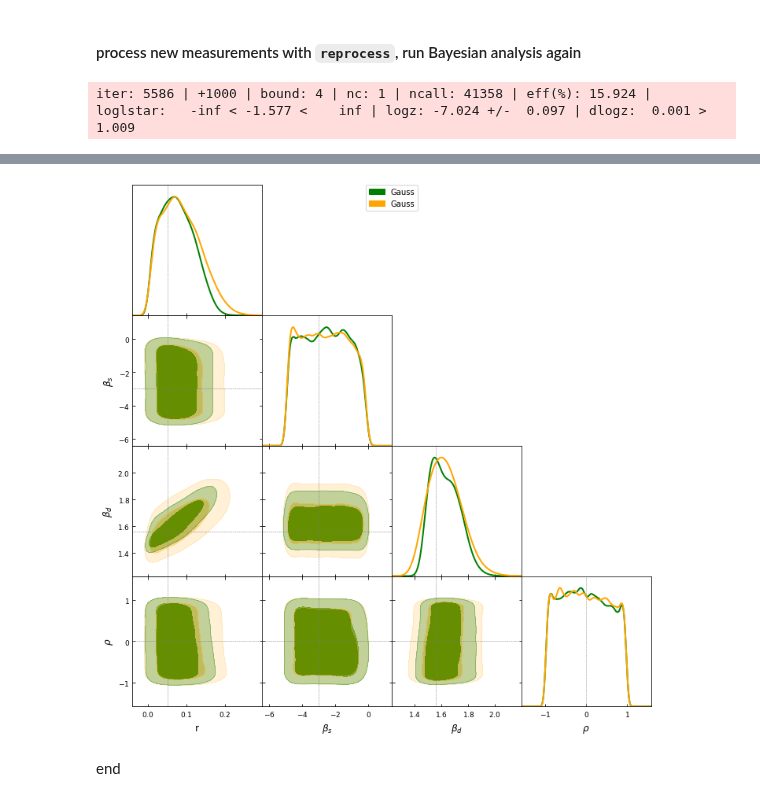
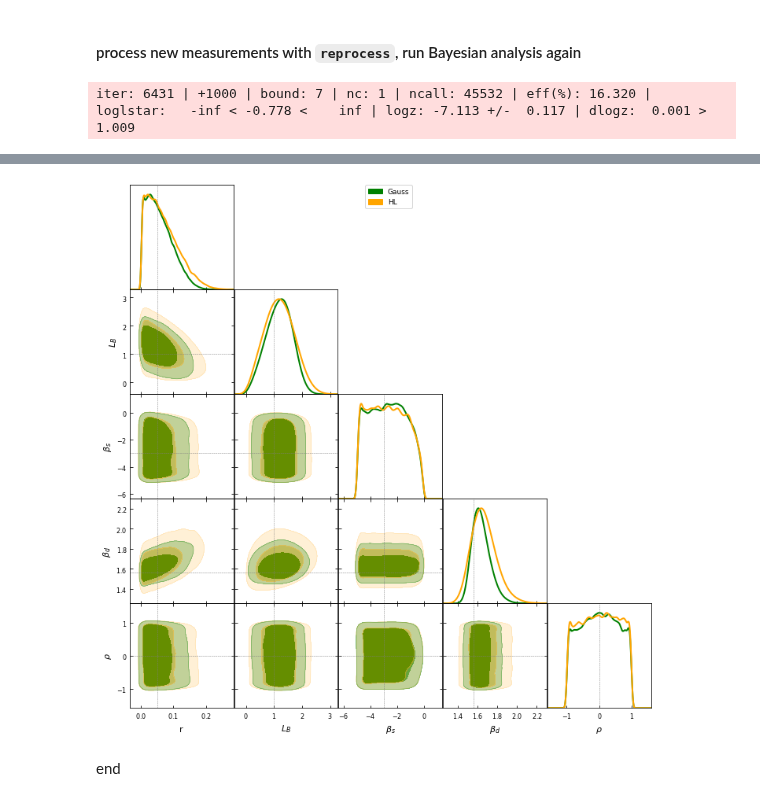
Before and after one commit to gioacchinowang/afra, a Jupyter notebook: tutorials/tutorial10.ipynb, the cells around one changed output, grey strips where cells are left out. Saved outputs shown, nothing was run; the diff lists cells and outputs as text; code cells hidden in the pictures.

```diff
--- a/tutorials/tutorial10.ipynb
+++ b/tutorials/tutorial10.ipynb
@@ -94,8 +94,8 @@ Wall time: 4min 23s
 # %% [markdown]
 #### run `analyse` to apply Bayesian sampler
 # %%
-names = [r'r',r'$\beta_s$',r'$\beta_d$',r'$\rho$']
-truths = [0.05,-3.,1.56,0.]
+names = [r'r',r'$L_B$',r'$\beta_s$',r'$\beta_d$',r'$\rho$']
+truths = [0.05,1.,-3.,1.56,0.]
 KWARGS = {'nlive':1000}
 pipeline.param_range = {'r':[0,0.5]}
 
@@ -126,7 +126,7 @@ Removed no burn in
 # %%
 %%time
 # re-run the analysis many times
-rerun = 10
+rerun = 20
 
 samples_g, weights_g = result1.samples, np.exp(result1.logwt - result1.logz[-1])
 samples_h, weights_h = result2.samples, np.exp(result2.logwt - result2.logz[-1])
@@ -159,7 +159,7 @@ for i in range(rerun):
     weights_h = np.r_[weights_h,_weights]
 
 samples1 = MCSamples(samples=samples_g,weights=weights_g,names=names,label='Gauss')
-samples2 = MCSamples(samples=samples_h,weights=weights_h,names=names,label='Gauss')
+samples2 = MCSamples(samples=samples_h,weights=weights_h,names=names,label='HL')
 g = plots.get_subplot_plotter(width_inch=10)
 g.settings.alpha_filled_add=0.4
 g.triangle_plot([samples1,samples2],markers=truths,
@@ -167,6 +167,6 @@ g.triangle_plot([samples1,samples2],markers=truths,
                 contour_colors=['green','orange'],
                 filled=True, contour_lws=2)
 # %% [output]
-iter: 5586 | +1000 | bound: 4 | nc: 1 | ncall: 41358 | eff(%): 15.924 | loglstar:   -inf < -1.577 <    inf | logz: -7.024 +/-  0.097 | dlogz:  0.001 >  1.009
+iter: 6431 | +1000 | bound: 7 | nc: 1 | ncall: 45532 | eff(%): 16.320 | loglstar:   -inf < -0.778 <    inf | logz: -7.113 +/-  0.117 | dlogz:  0.001 >  1.009
 Removed no burn in
 Removed no burn in
@@ -175,3 +175,3 @@ Wall time: 17min 10s
-[figure, old version]
+[figure, new version]
 # %% [markdown]
 end
```
Also changed, not shown: parts of 3 cells of this notebook, 10 other files.
